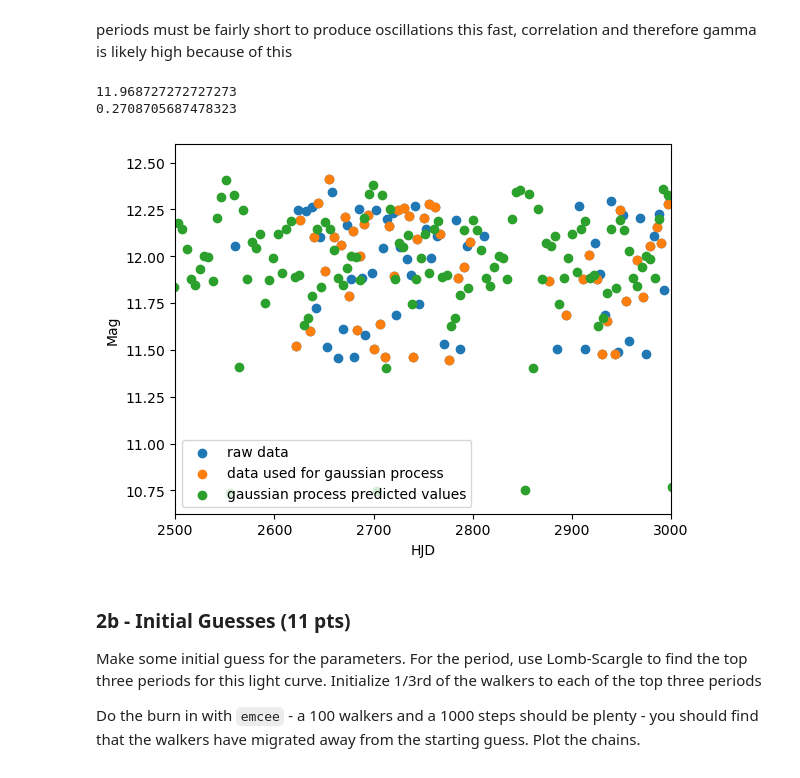
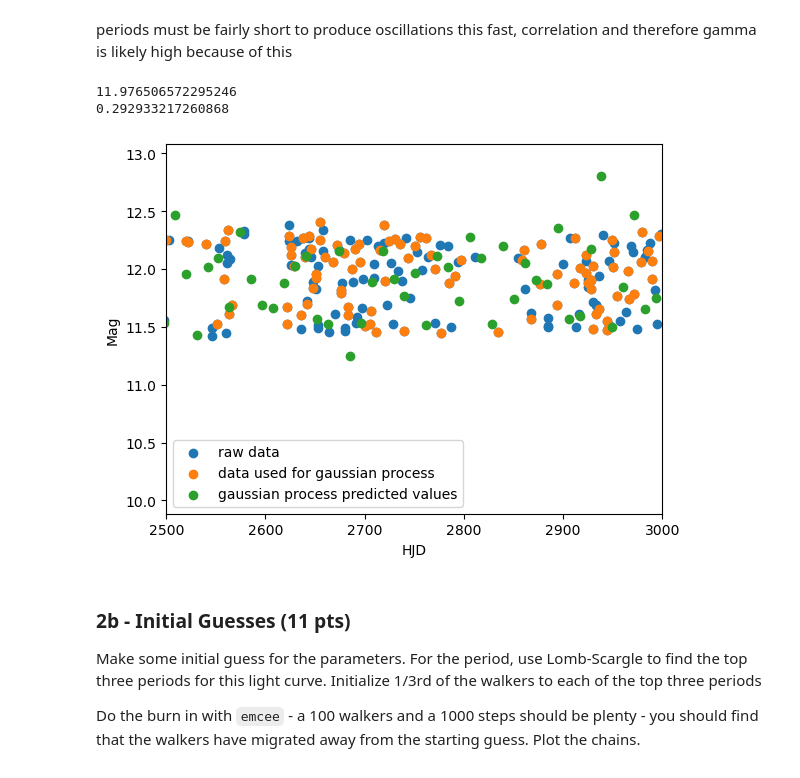
Before and after one commit to gnarayan/ast596_2023_Spring, a Jupyter notebook: homework/JosephWeller/final/Joseph_Weller_final.ipynb, the cells around one changed output. Saved outputs shown, nothing was run; the diff lists cells and outputs as text; code cells hidden in the pictures.

```diff
--- a/homework/JosephWeller/final/Joseph_Weller_final.ipynb
+++ b/homework/JosephWeller/final/Joseph_Weller_final.ipynb
@@ -319,14 +320,9 @@ from george import kernels
 
 def kernel_q2(A, gamma, period):
     kernel_func = A*kernels.ExpSine2Kernel(gamma=gamma, log_period=period)
-    return kern_func
+    return kernel_func
 # %%
 from george.modeling import Model
-
-class Model(Model):
-    parameter_names = ("mean_val")
-    def get_value(self, t):
-        return self.mean_val
 
 #Mag_all = np.array([data['MAG_0'], data['MAG_1'], data['MAG_2'], data['MAG_3'], data['MAG_4']])
 #model_mean = (1/5)*(np.mean(data['MAG_0'])+np.mean(data['MAG_1'])+np.mean(data['MAG_2'])+np.mean(data['MAG_3'])+np.mean(data['MAG_4']))
@@ -338,33 +334,45 @@ print(model_mean)
 model_std = np.std(data['MAG_2'])
 print(model_std)
 # %% [output]
-11.968727272727273
-0.2708705687478323
+11.976506572295246
+0.292933217260868
+# %%
+class mean_Model(Model):
+    parameter_names = ("m")
+
+    def get_value(self, t):
+        t.flatten()
+        return np.repeat(self.m, len(t))
 # %%
 # need to create a gaussian process model by fitting on the kernel with some of the data
 import george
 
+Mag = data['MAG_2']
+Merr = data['MER_2']
+time = data['HJD']
+Mag_cond = Mag[::10]
+Merr_cond = Merr[::10]
+time_cond = time[::10]
+
 # I messed with the below values until I got something that looked half nice
-Kernel_fit = kernel_q2(0.5, 10, 5)
-gp = george.GP(mean = model_mean, kernel = Kernel_fit)
-t_gp = np.array(data['HJD'][::2])
-#print(t_gp)
-m_gp = np.array(data['MAG_2'][::2])
-gp.compute(t_gp)
-t_predict = np.linspace(np.min(data['HJD']), np.max(data['HJD']), 300)
-m_predict = gp.predict(m_gp, t_predict, return_cov=False)
+Kernel_fit = kernel_q2(0.5, 250, 5)
+gp = george.GP(mean = mean_Model(model_mean), kernel = Kernel_fit)
+
+gp.compute(time_cond, Merr_cond)
+t_predict = np.linspace(np.min(time), np.max(time), 300)
+m_predict, cov = gp.predict(Mag_cond, t_predict, return_cov=True)
 
 #lets plot to see what this looks like
-plt.scatter(data['HJD'], data['MAG_2'], label = 'raw data')
-plt.scatter(t_gp, m_gp, label = 'data used for gaussian process')
+plt.scatter(time, Mag, label = 'raw data')
+plt.scatter(time_cond, Mag_cond, label = 'data used for gaussian process')
 plt.scatter(t_predict, m_predict, label = 'gaussian process predicted values')
 plt.xlabel('HJD')
 plt.ylabel('Mag')
 plt.xlim([2500, 3000])
 plt.legend()
 plt.show()
 # %% [output]
-[figure, old version]
+[figure, new version]
 # %%
 # now we have to set up likelihood, priors, and a posterior
 
```
Also changed, not shown: parts of 15 cells of this notebook.
